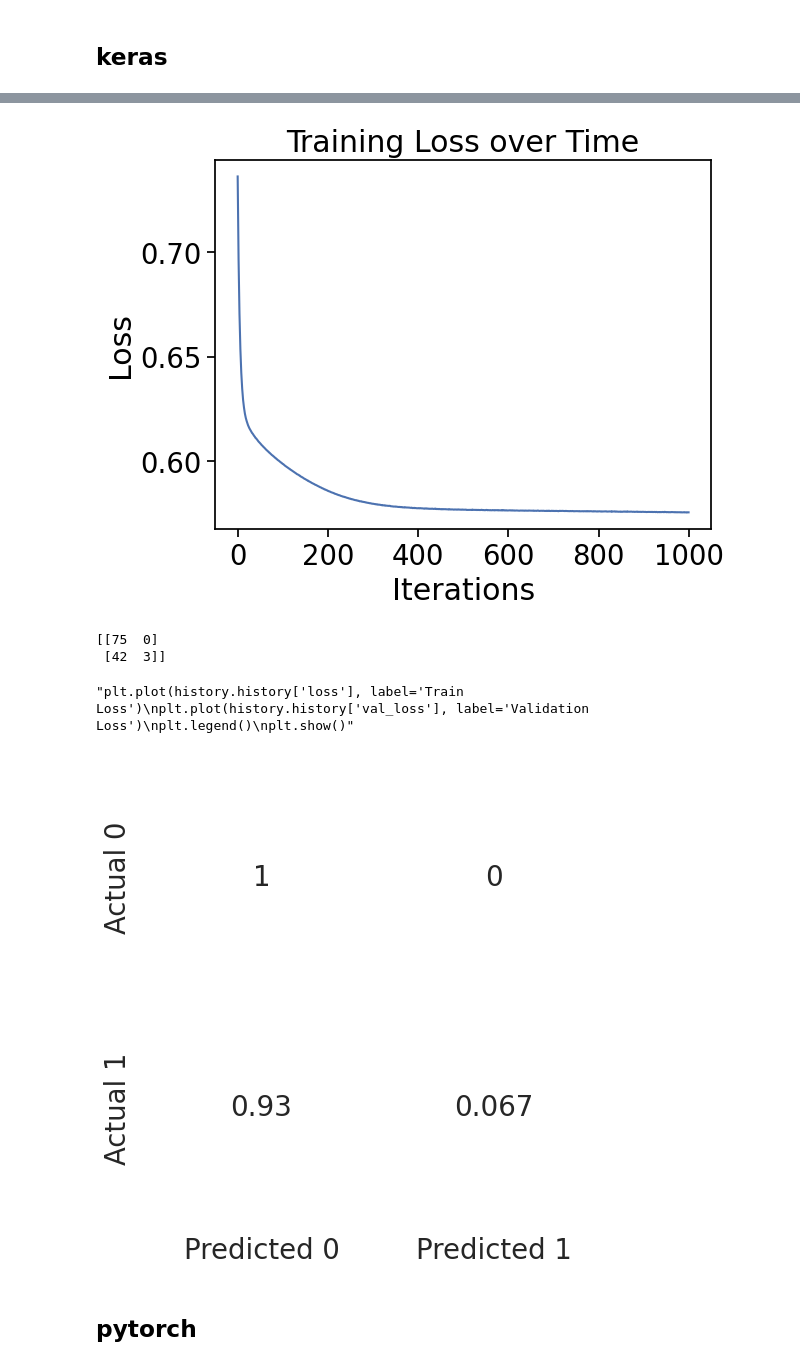
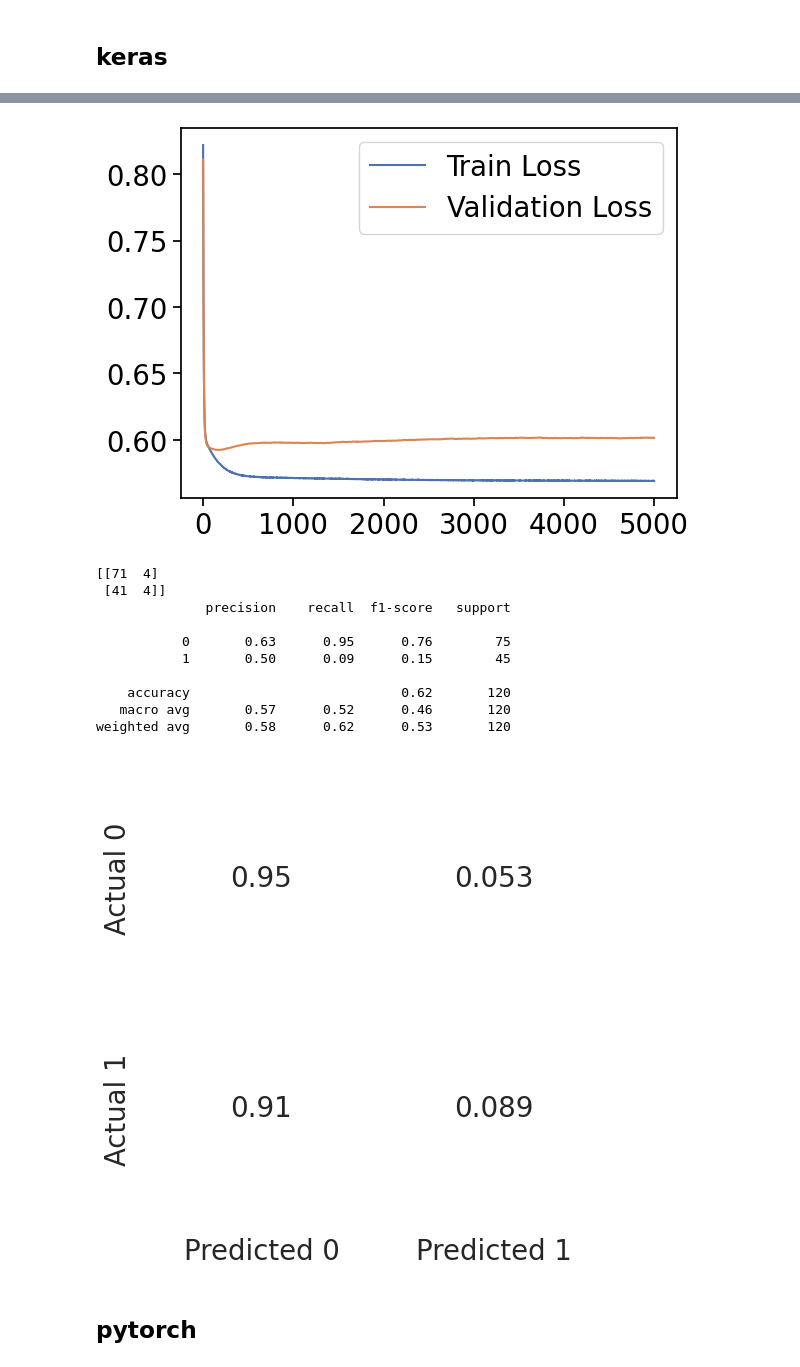
Before and after one commit to Liliu000/APE_part2, a Jupyter notebook: Admisions-Modular.ipynb, the cells around one changed output, grey strips where cells are left out. Saved outputs shown, nothing was run; the diff lists cells and outputs as text; code cells hidden in the pictures.

```diff
--- a/Admisions-Modular.ipynb
+++ b/Admisions-Modular.ipynb
@@ -826,6 +826,7 @@ from tensorflow.keras.layers import Dense
 from tensorflow.keras.optimizers import SGD
 from sklearn.model_selection import train_test_split
 from sklearn.preprocessing import StandardScaler
+from tensorflow.keras.callbacks import EarlyStopping
 
 X_set = admission_df[["gre", "gpa"]]
 y = admission_df[["admit"]].to_numpy()
@@ -858,11 +859,12 @@ model.compile(
 )
 
 # 3. Train the Model
-# Keras handles the batching and epoch loop automatically
+callback = EarlyStopping(monitor='loss', patience=5)
 history = model.fit(
     X_train_scaled,
     y_train,
-    epochs=1000,
+    validation_split=0.2,  # Use 20% of training data for validation
+    epochs=5000,
     batch_size=10,
     verbose=1 # Set to 1 to see progress per epoch
 )
@@ -896,14 +898,25 @@ Final Loss: 0.5754
 # %%
-plot_loss_history(history.history['loss'])
+plt.plot(history.history['loss'], label='Train Loss')
+plt.plot(history.history['val_loss'], label='Validation Loss')
+plt.legend()
+plt.show()
 cm = confusion_matrix(y_test, predictions, labels=[0, 1])
 print(cm)
+print(classification_report(y_test, predictions, zero_division=0))
 plot_confusion_matrix(cm)
 # %% [output]
-[figure, old version]
+[figure, new version]
-[[75  0]
- [42  3]]
+[[71  4]
+ [41  4]]
+              precision    recall  f1-score   support
+
+           0       0.63      0.95      0.76        75
+           1       0.50      0.09      0.15        45
+
+    accuracy                           0.62       120
+   macro avg       0.57      0.52      0.46       120
+weighted avg       0.58      0.62      0.53       120
-"plt.plot(history.history['loss'], label='Train Loss')\nplt.plot(history.history['val_loss'], label='Validation Loss')\nplt.legend()\nplt.show()"
-[figure, old version]
+[figure, new version]
 # %% [markdown]
 ## pytorch
 # %%
```
Also changed, not shown: parts of 1 cell of this notebook.
